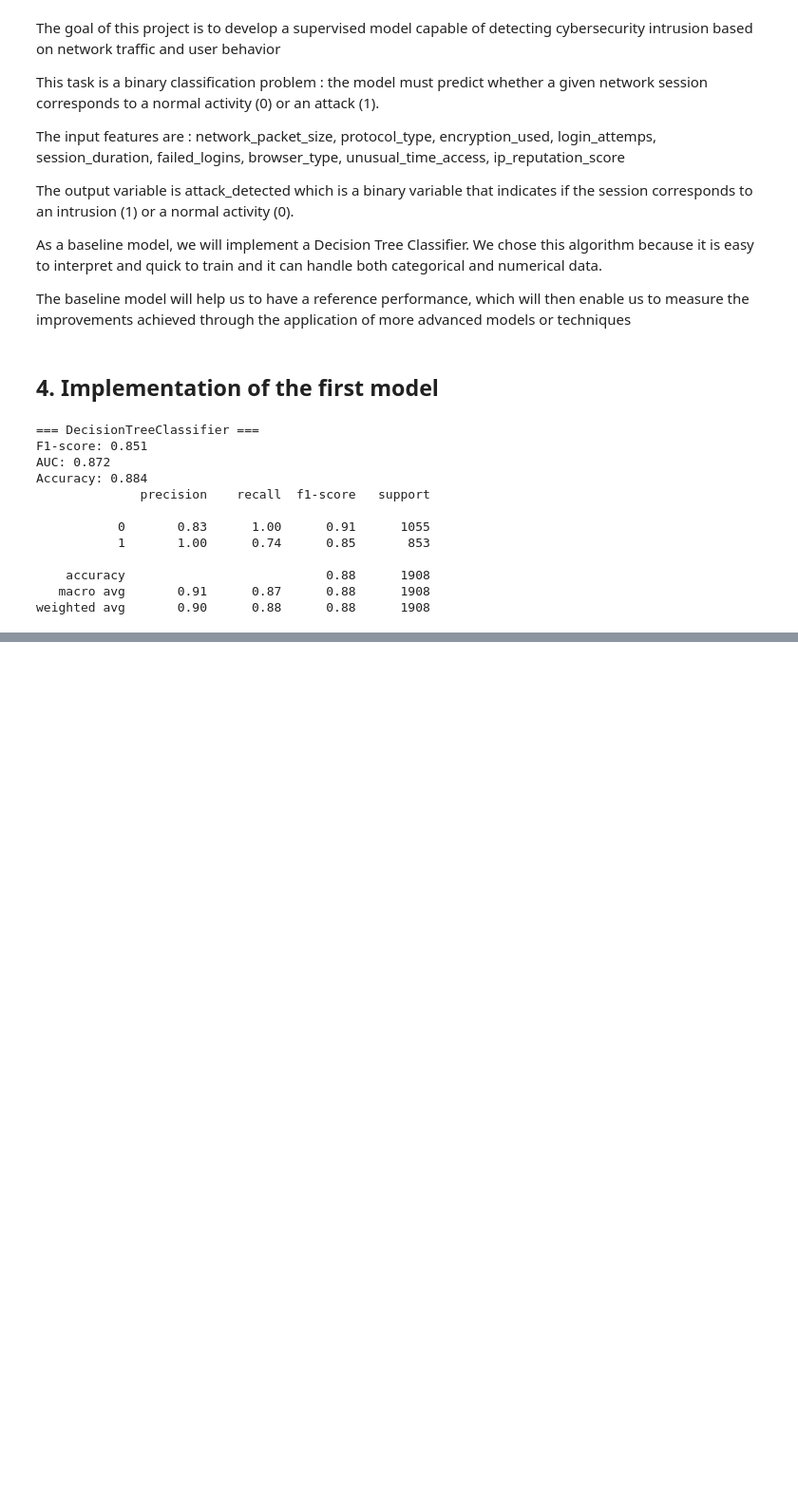
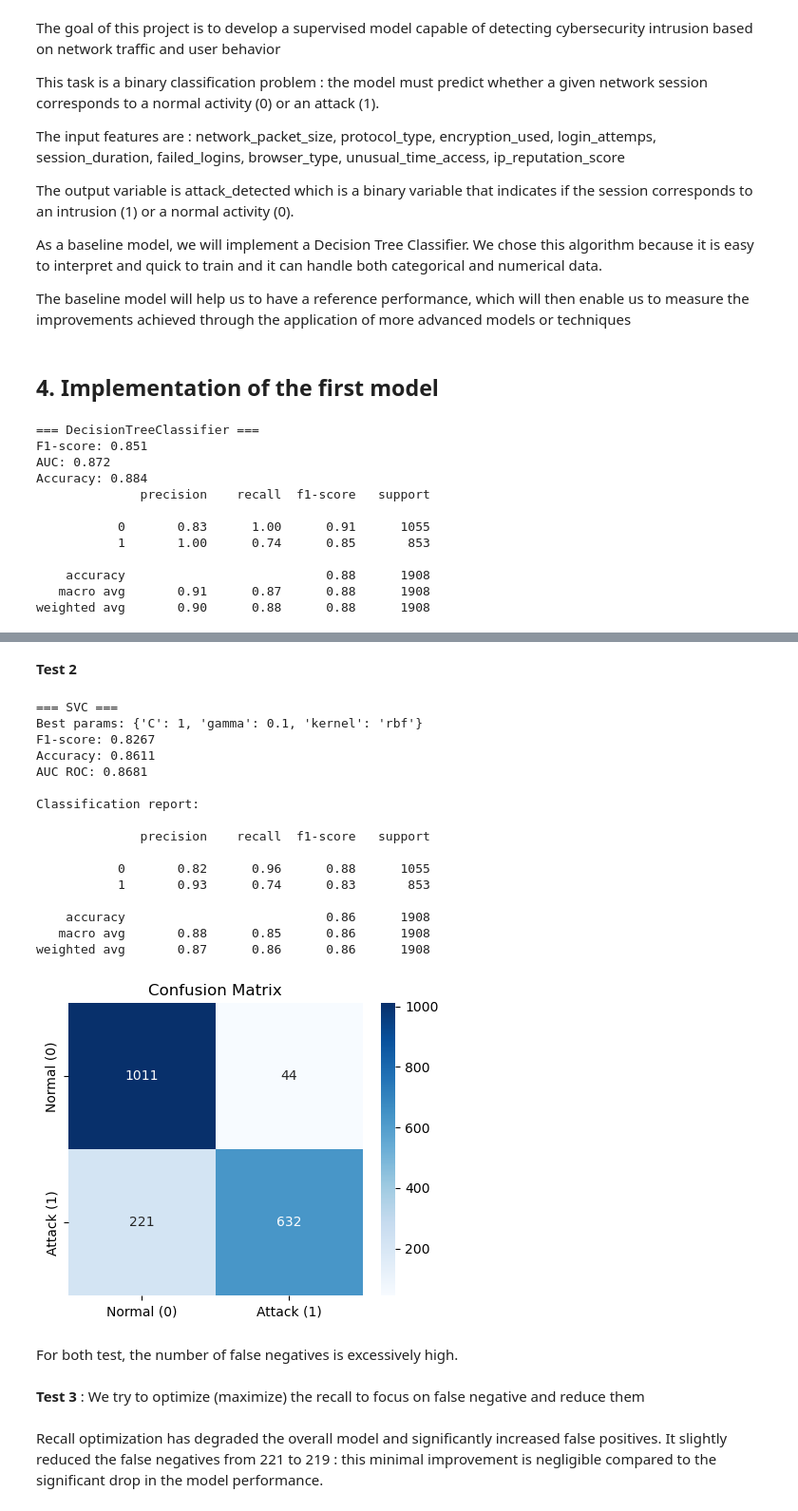
Before and after one commit to manGjv/Cybersecurity-Intrusion-Detection, a Jupyter notebook: project.ipynb, the cells around one changed output, grey strips where cells are left out. Shown at 95% size. Drawn from its saved outputs; the diff is of its cells as text; code cells hidden in the pictures; blank space fills up the shorter version.

```diff
--- a/project.ipynb
+++ b/project.ipynb
@@ -505,0 +599,39 @@ weighted avg       0.90      0.88      0.88      1908
+# %% [markdown]
+**Test 2**
+# %%
+svm2 = SVC(random_state=42, probability=True)
+
+param_grid_svm2 = {
+    'C': [0.1, 1, 10],
+    'gamma': [0.01, 0.1, 1],
+    'kernel': ['rbf', 'linear']
+}
+
+best_svm2 = evaluate_with_gridsearch(
+    svm2,
+    param_grid_svm2,
+    X_train, y_train,
+    X_test, y_test
+)
+# %% [output]
+=== SVC ===
+Best params: {'C': 1, 'gamma': 0.1, 'kernel': 'rbf'}
+F1-score: 0.8267
+Accuracy: 0.8611
+AUC ROC: 0.8681
+
+Classification report:
+
+              precision    recall  f1-score   support
+
+           0       0.82      0.96      0.88      1055
+           1       0.93      0.74      0.83       853
+
+    accuracy                           0.86      1908
+   macro avg       0.88      0.85      0.86      1908
+weighted avg       0.87      0.86      0.86      1908
+[figure, added]
+# %% [markdown]
+For both test, the number of false negatives is excessively high.
+# %% [markdown]
+**Test 3** : We try to optimize (maximize) the recall to focus on false negative and reduce them
@@ -505,0 +646,2 @@ weighted avg       0.90      0.88      0.88      1908
+# %% [markdown]
+Recall optimization has degraded the overall model and significantly increased false positives. It slightly reduced the false negatives from 221 to 219 : this minimal improvement is negligible compared to the significant drop in the model performance.
```
Also changed, not shown: parts of 10 cells of this notebook.
